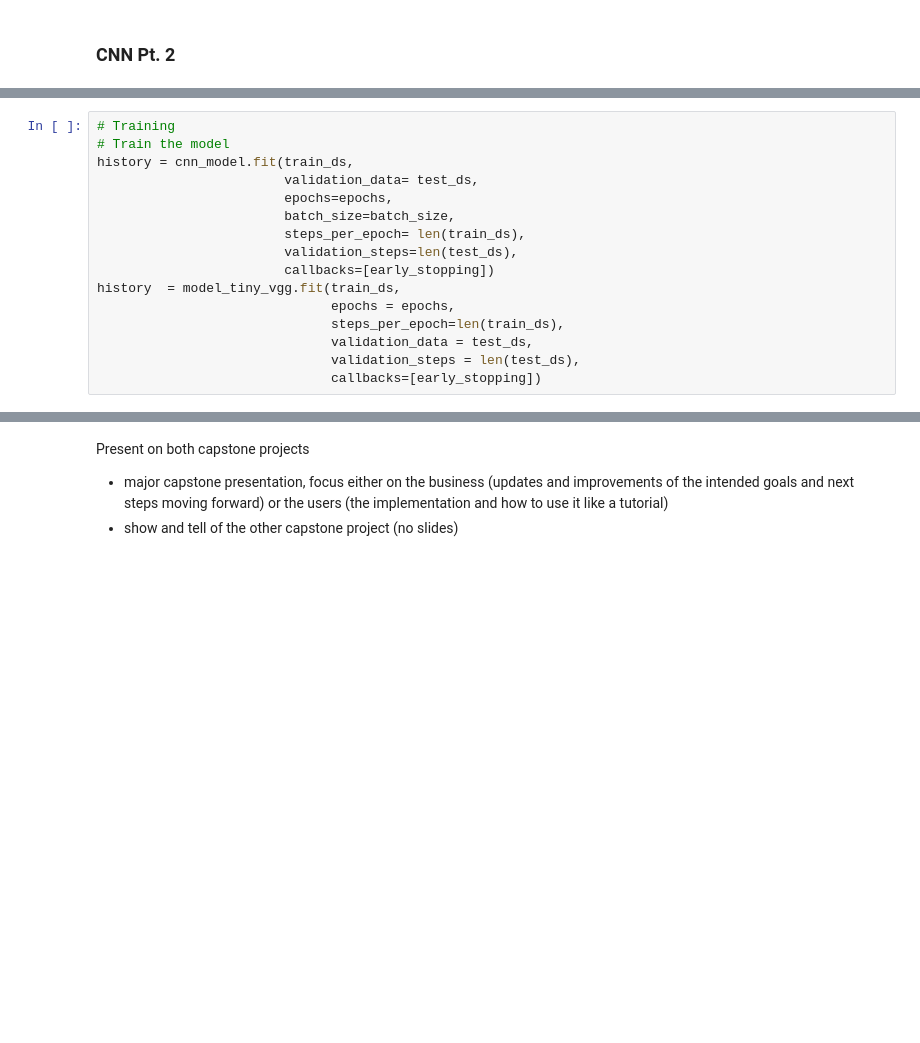
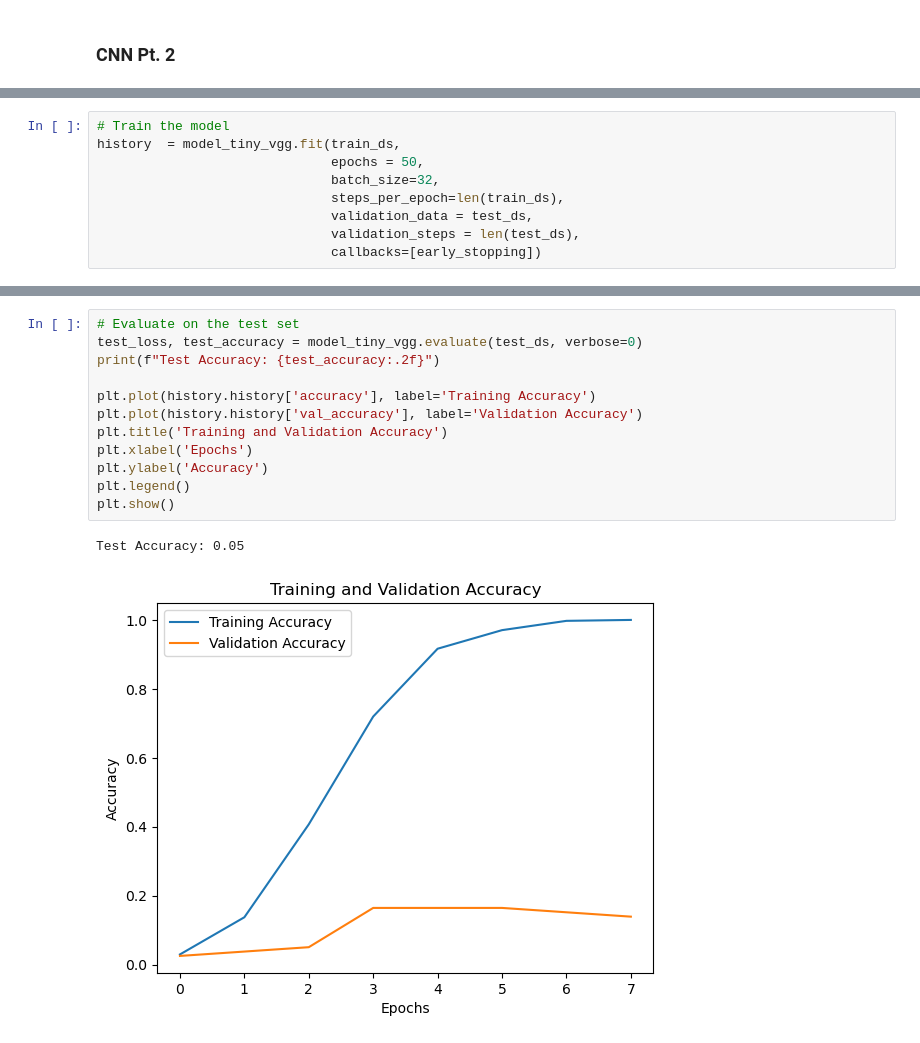
Before and after one commit to anbitasiregar/lego-classification, a Jupyter notebook: notebooks/machine_learning.ipynb, the cells around one changed output, grey strips where cells are left out. Saved outputs shown, nothing was run; the diff lists cells and outputs as text; blank space fills up the shorter version.

```diff
--- a/notebooks/machine_learning.ipynb
+++ b/notebooks/machine_learning.ipynb
@@ -454,17 +454,10 @@ Trainable params: 1,205,177
 Non-trainable params: 0
 _________________________________________________________________
 # %%
-# Training
 # Train the model
-history = cnn_model.fit(train_ds,
-                        validation_data= test_ds,
-                        epochs=epochs,
-                        batch_size=batch_size,
-                        steps_per_epoch= len(train_ds),
-                        validation_steps=len(test_ds),
-                        callbacks=[early_stopping])
 history  = model_tiny_vgg.fit(train_ds,
-                              epochs = epochs,
+                              epochs = 50,
+                              batch_size=32,
                               steps_per_epoch=len(train_ds),
                               validation_data = test_ds,
                               validation_steps = len(test_ds),
@@ -472,4 +482,15 @@ history  = model_tiny_vgg.fit(train_ds,
-# %% [markdown]
-Present on both capstone projects
-- major capstone presentation, focus either on the business (updates and improvements of the intended goals and next steps moving forward) or the users (the implementation and how to use it like a tutorial)
-- show and tell of the other capstone project (no slides)
+# %%
+# Evaluate on the test set
+test_loss, test_accuracy = model_tiny_vgg.evaluate(test_ds, verbose=0)
+print(f"Test Accuracy: {test_accuracy:.2f}")
+
+plt.plot(history.history['accuracy'], label='Training Accuracy')
+plt.plot(history.history['val_accuracy'], label='Validation Accuracy')
+plt.title('Training and Validation Accuracy')
+plt.xlabel('Epochs')
+plt.ylabel('Accuracy')
+plt.legend()
+plt.show()
+# %% [output]
+Test Accuracy: 0.05
+[figure, added]
```
Also changed, not shown: parts of 3 cells of this notebook.
